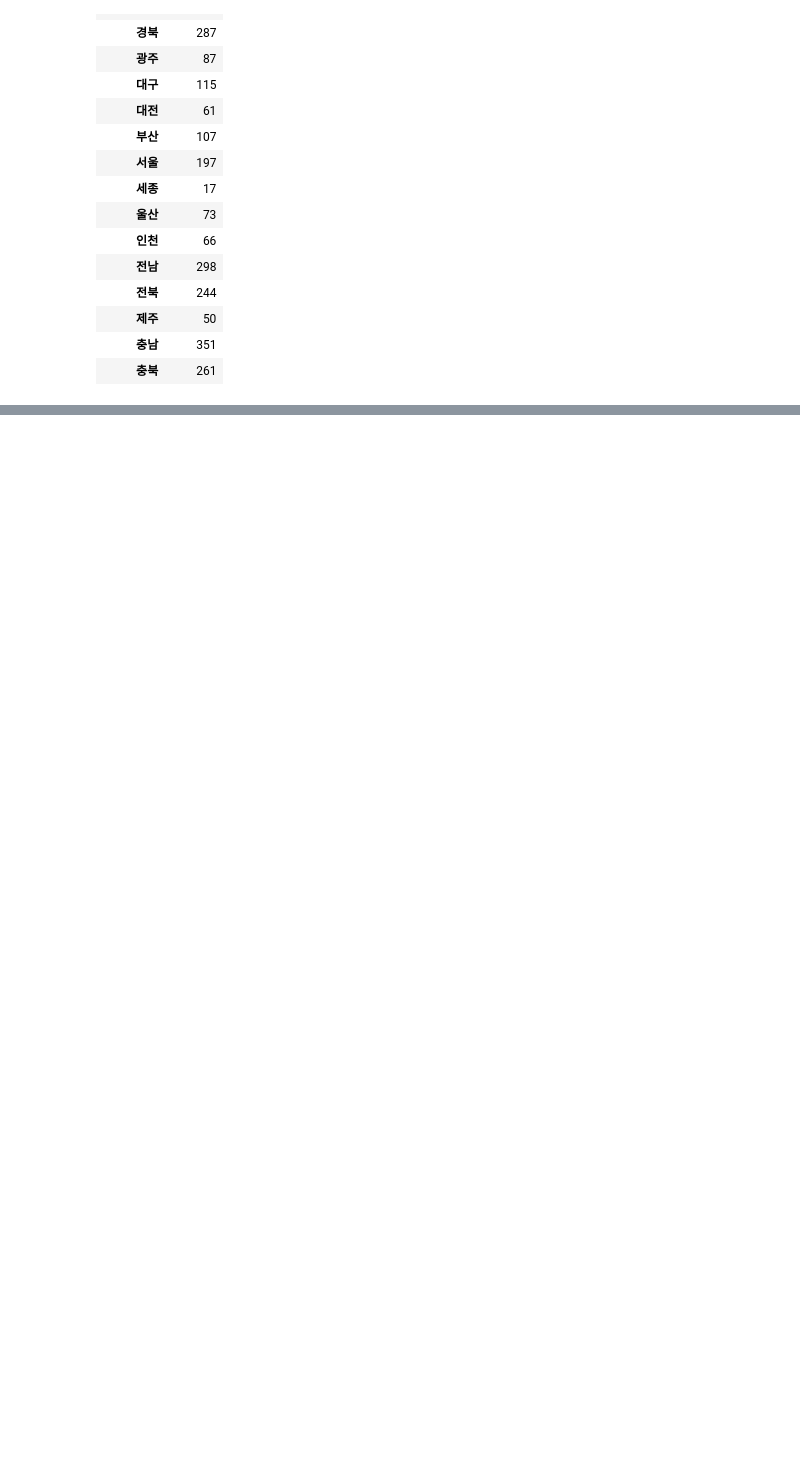
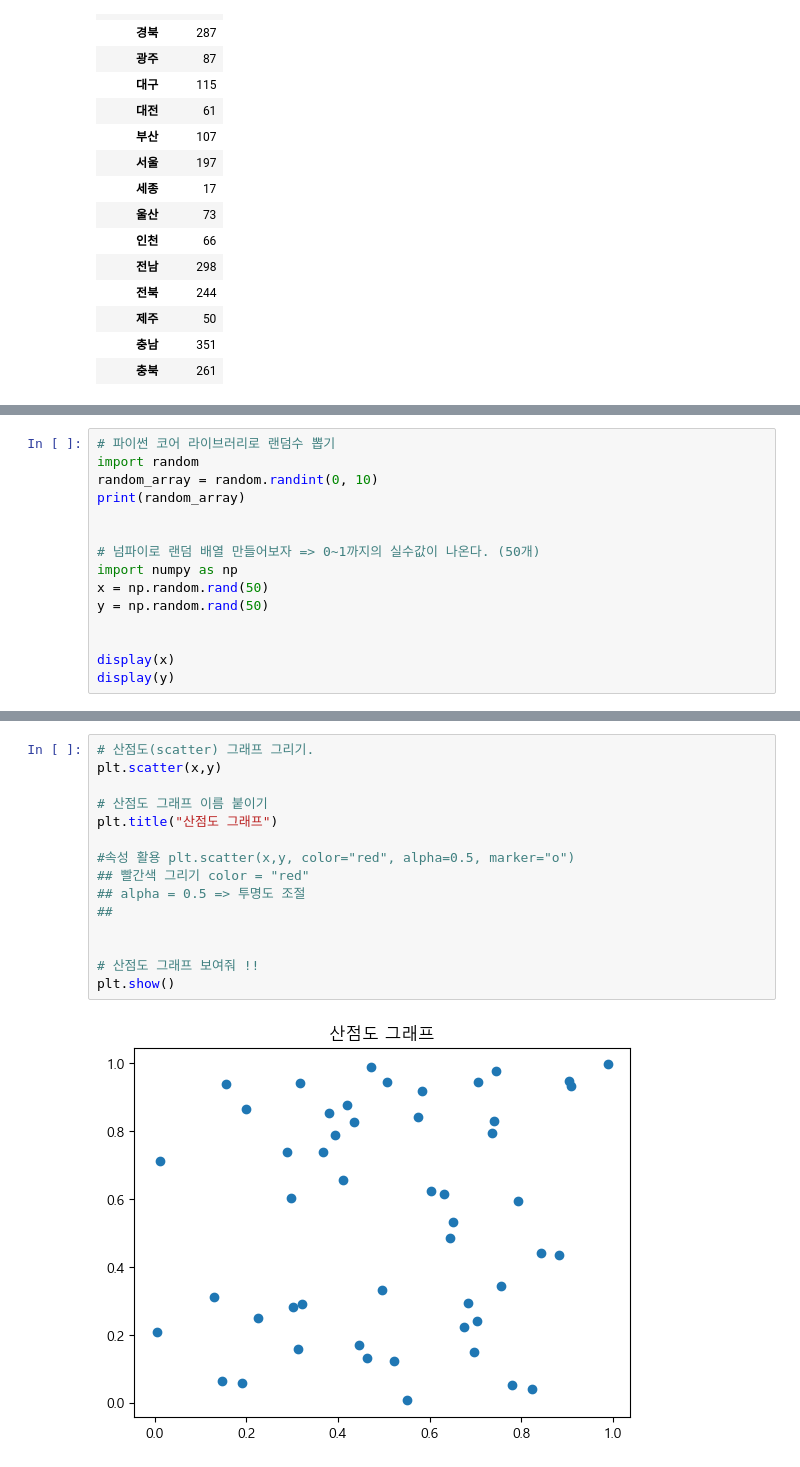
Before and after one commit to positivemultiplier/LG_DX_SCHOOL, a Jupyter notebook: 01_Foundation/python_lib/20250717_visualization.ipynb, the cells around one changed output, grey strips where cells are left out. Drawn from its saved outputs; the diff is of its cells as text; blank space fills up the shorter version.

```diff
--- a/01_Foundation/python_lib/20250717_visualization.ipynb
+++ b/01_Foundation/python_lib/20250717_visualization.ipynb
@@ -289,0 +312,15 @@ plt.show()
+# %%
+# 파이썬 코어 라이브러리로 랜덤수 뽑기
+import random
+random_array = random.randint(0, 10)
+print(random_array)
+
+
+# 넘파이로 랜덤 배열 만들어보자 => 0~1까지의 실수값이 나온다. (50개)
+import numpy as np
+x = np.random.rand(50)
+y = np.random.rand(50)
+
+
+display(x)
+display(y)
@@ -289,0 +349,17 @@ plt.show()
+# %%
+# 산점도(scatter) 그래프 그리기.
+plt.scatter(x,y)
+
+# 산점도 그래프 이름 붙이기
+plt.title("산점도 그래프")
+
+#속성 활용 plt.scatter(x,y, color="red", alpha=0.5, marker="o")
+## 빨간색 그리기 color = "red"
+## alpha = 0.5 => 투명도 조절
+##
+
+
+# 산점도 그래프 보여줘 !!
+plt.show()
+# %% [output]
+[figure, added]
```
Also changed, not shown: parts of 11 cells of this notebook, 8 other files.
